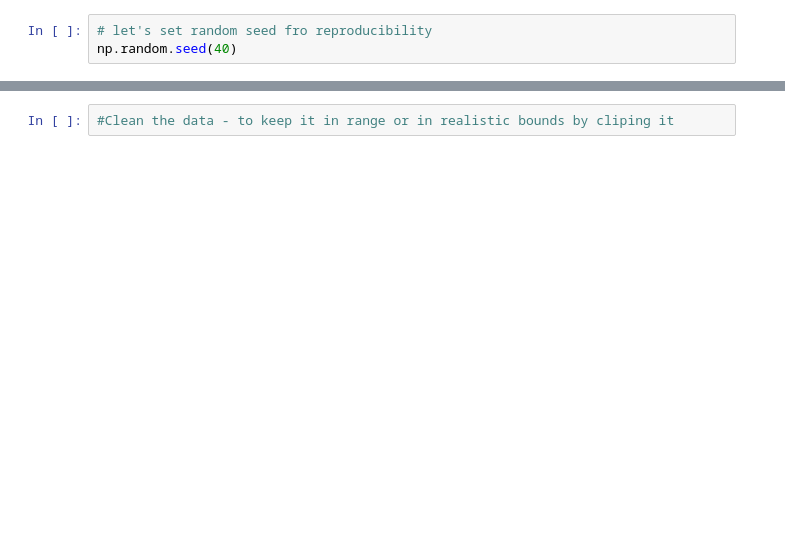
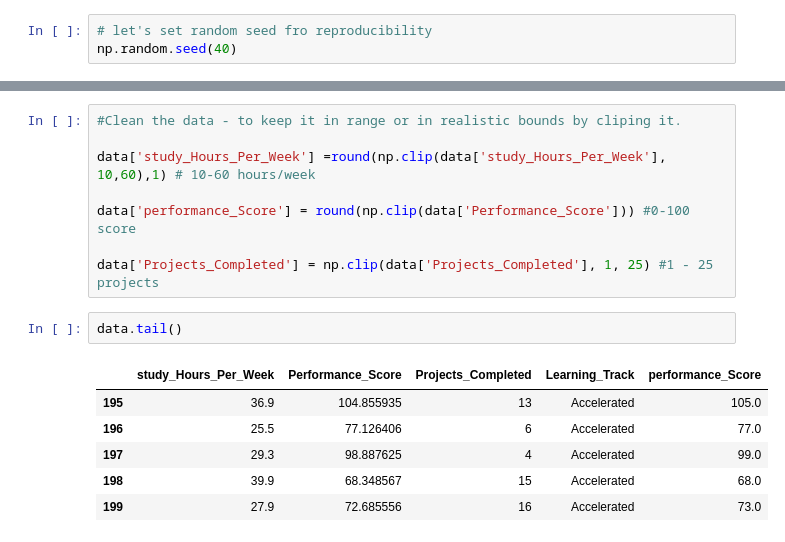
Before and after one commit to RIDOX-AIeNG/AI-D-D, a Jupyter notebook: WEEK_6/Statistics_code_along.ipynb, the cells around one changed output, grey strips where cells are left out. Saved outputs shown, nothing was run; the diff lists cells and outputs as text; blank space fills up the shorter version.

```diff
--- a/WEEK_6/Statistics_code_along.ipynb
+++ b/WEEK_6/Statistics_code_along.ipynb
@@ -114,2 +119,17 @@ data.tail() #the last 5
 # %%
-#Clean the data - to keep it in range or in realistic bounds by cliping it
+#Clean the data - to keep it in range or in realistic bounds by cliping it.
+
+data['study_Hours_Per_Week'] =round(np.clip(data['study_Hours_Per_Week'], 10,60),1) # 10-60 hours/week
+
+data['performance_Score'] = round(np.clip(data['Performance_Score'])) #0-100 score
+
+data['Projects_Completed'] = np.clip(data['Projects_Completed'], 1, 25) #1 - 25 projects
+# %%
+data.tail()
+# %% [output]
+|  | study_Hours_Per_Week | Performance_Score | Projects_Completed | Learning_Track | performance_Score |
+| 195 | 36.9 | 104.855935 | 13 | Accelerated | 105.0 |
+| 196 | 25.5 | 77.126406 | 6 | Accelerated | 77.0 |
+| 197 | 29.3 | 98.887625 | 4 | Accelerated | 99.0 |
+| 198 | 39.9 | 68.348567 | 15 | Accelerated | 68.0 |
+| 199 | 27.9 | 72.685556 | 16 | Accelerated | 73.0 |
```
Also changed, not shown: parts of 17 cells of this notebook, 1 other file.
